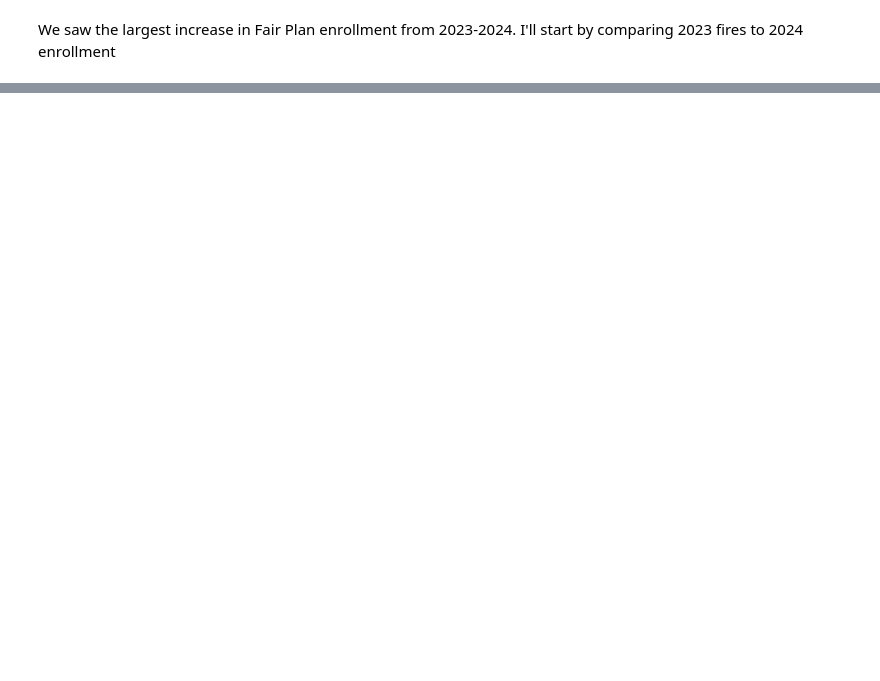
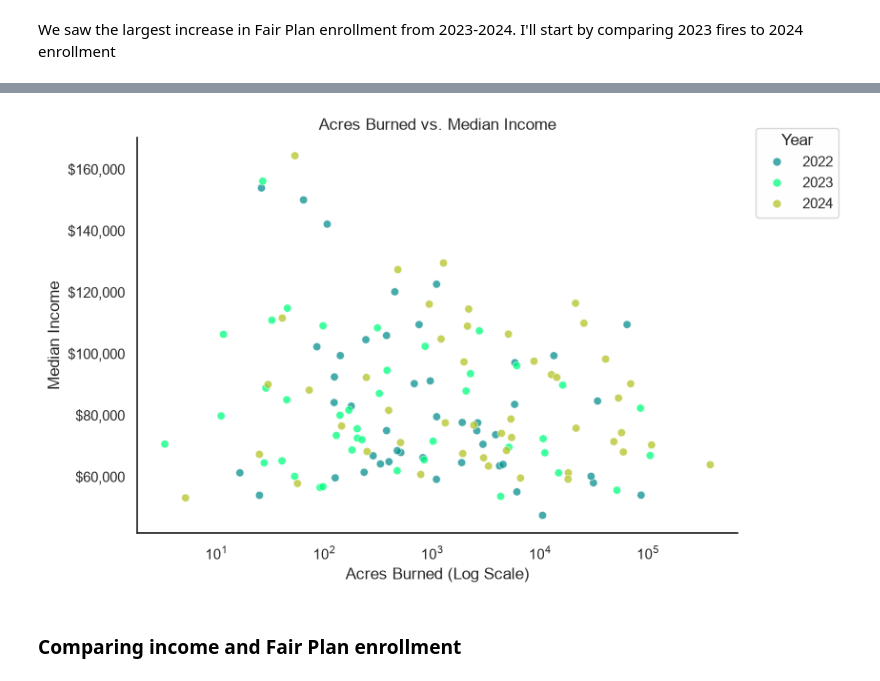
Before and after one commit to maya-schroder/SchroderSwireYangThieu, a Jupyter notebook: scripts/Dashboard/Fire-Income-Insurance-Trends.ipynb, the cells around one changed output, grey strips where cells are left out. Cells and saved outputs as stored; diff of their text form; code cells hidden in the pictures; blank space fills up the shorter version.

```diff
--- a/scripts/Dashboard/Fire-Income-Insurance-Trends.ipynb
+++ b/scripts/Dashboard/Fire-Income-Insurance-Trends.ipynb
@@ -151,0 +307,36 @@ memory usage: 1.4 KB
+# %%
+income_fire_data = all_data[['county', 'year', 'Median_income', 'acres_burned_total']]
+
+income_fire_data = income_fire_data.loc[income_fire_data['acres_burned_total'] > 0]
+# %%
+colors={2022:'#088F8F', 2023:'#00FF7F', 2024:'#B4C424'}
+
+g = sns.relplot(
+    data=income_fire_data,
+    x='acres_burned_total',
+    y='Median_income',
+    hue='year',
+    palette=colors,
+    aspect=1.5,
+    alpha=0.75
+).set(
+    title='Acres Burned vs. Median Income',
+    xlabel='Acres Burned (Log Scale)',
+    ylabel='Median Income',
+    xscale='log'
+)
+
+g.ax.yaxis.set_major_formatter(ticker.StrMethodFormatter("${x:,.0f}"))
+
+sns.move_legend(
+    g,
+    title='Year',
+    loc = 'upper left',
+    frameon=True,
+    bbox_to_anchor = (0.9,1),
+    facecolor="#FFFEFE"
+)
+# %% [output]
+[figure, added]
+# %% [markdown]
+### Comparing income and Fair Plan enrollment
```
Also changed, not shown: parts of 16 cells of this notebook.
